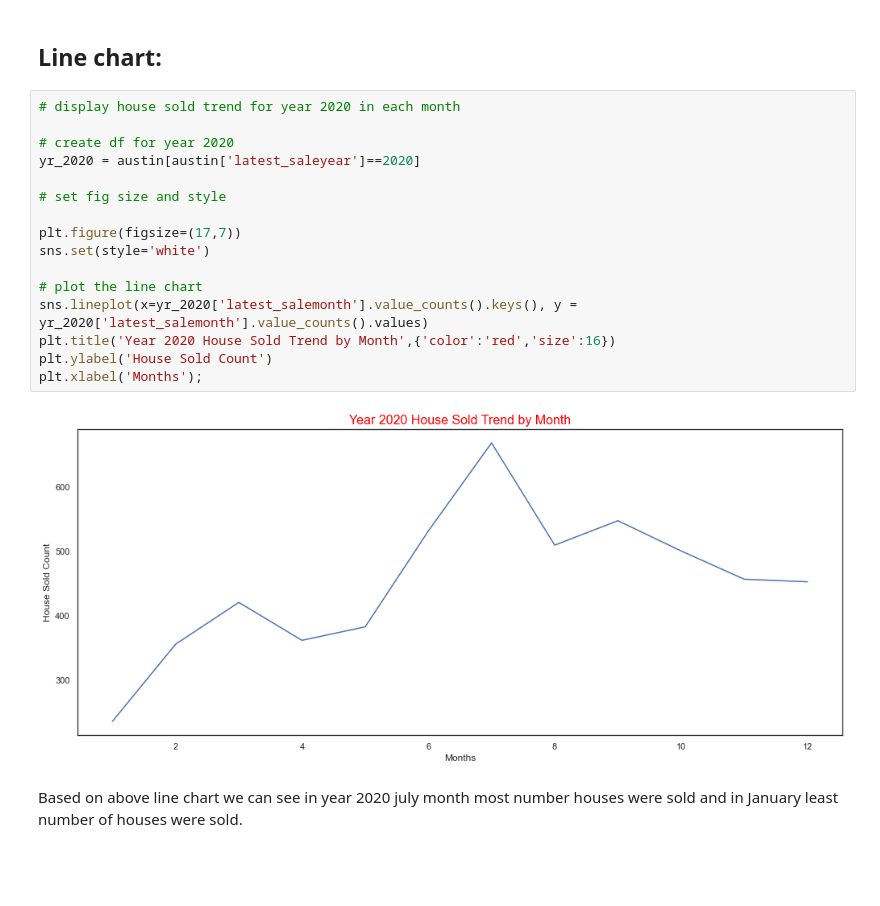
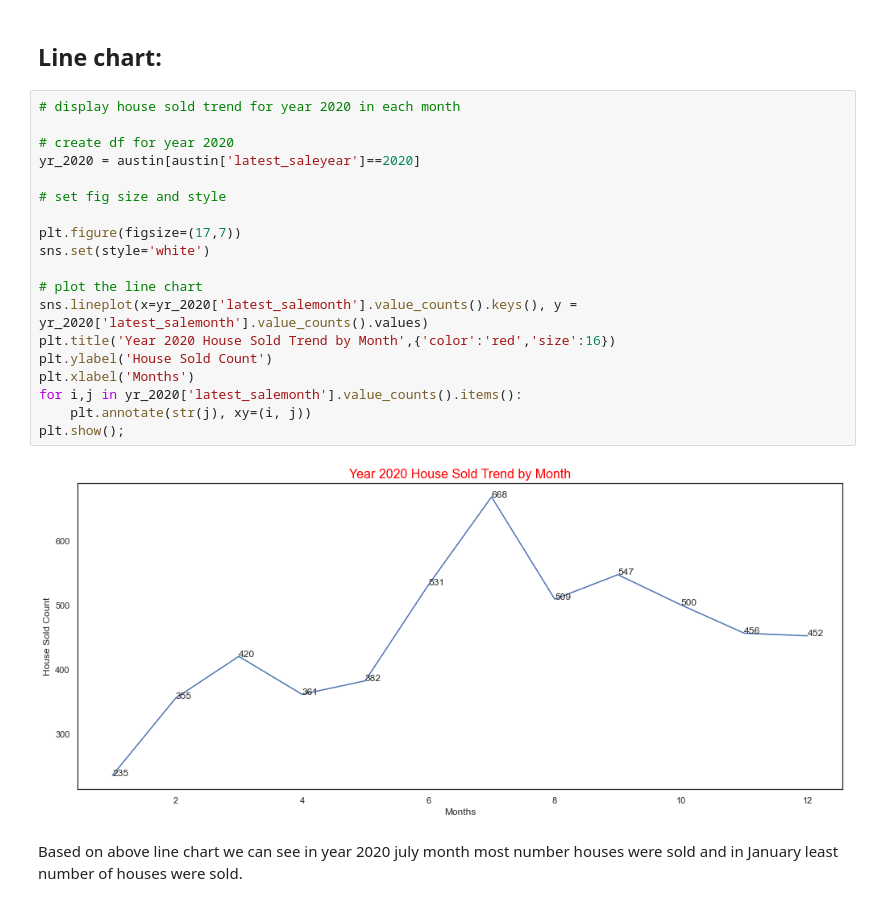
Before and after one commit to gkdsc2020/dsc540_data_preperation, a Jupyter notebook: week9&10_GaneshKale.ipynb, the cells around one changed output. Cells and saved outputs as stored; diff of their text form; blank space fills up the shorter version.

```diff
--- a/week9&10_GaneshKale.ipynb
+++ b/week9&10_GaneshKale.ipynb
@@ -464,21 +464,24 @@ austin.head()
 # %%
 # display house sold trend for year 2020 in each month
 
 # create df for year 2020
 yr_2020 = austin[austin['latest_saleyear']==2020]
 
 # set fig size and style
 
 plt.figure(figsize=(17,7))
 sns.set(style='white')
 
 # plot the line chart
 sns.lineplot(x=yr_2020['latest_salemonth'].value_counts().keys(), y = yr_2020['latest_salemonth'].value_counts().values)
 plt.title('Year 2020 House Sold Trend by Month',{'color':'red','size':16})
 plt.ylabel('House Sold Count')
-plt.xlabel('Months');
+plt.xlabel('Months')
+for i,j in yr_2020['latest_salemonth'].value_counts().items():
+    plt.annotate(str(j), xy=(i, j))
+plt.show();
 # %% [output]
-[figure, old version]
+[figure, new version]
 # %% [markdown]
 Based on above line chart we can see in year 2020 july month most number houses were sold and in January least number of houses were sold.
 # %% [markdown]
```
